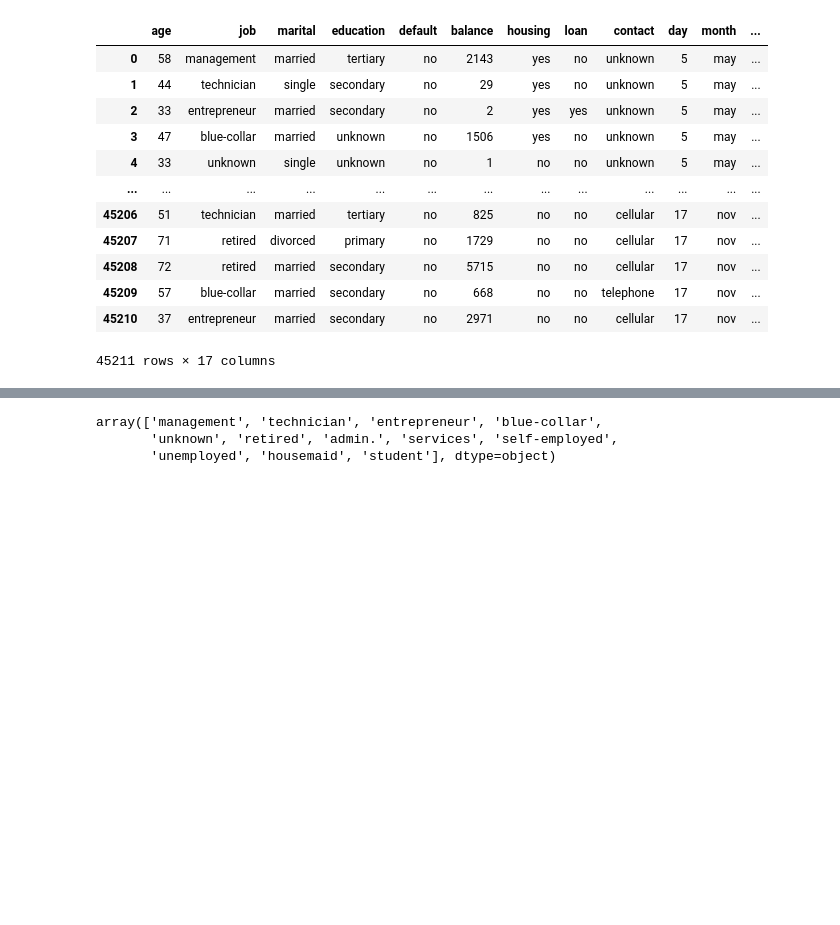
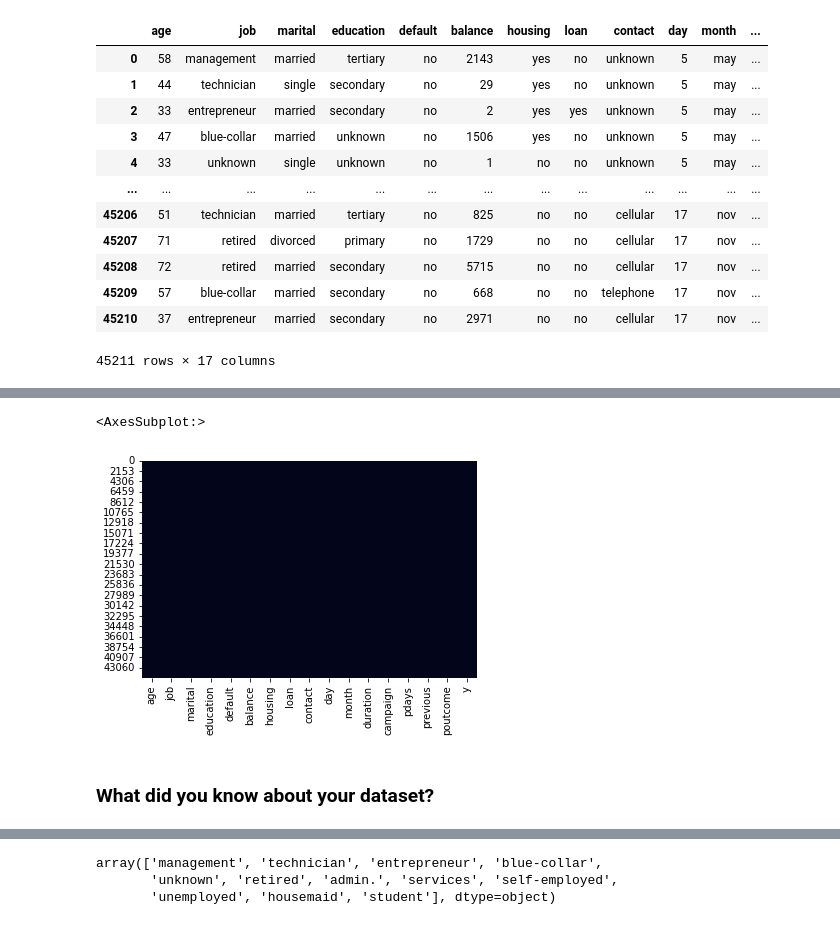
Before and after one commit to Hariharapanda-Deepak/Bankmarketingeffectivenessprediction, a Jupyter notebook: Bankmarketingeffectivenessprediction.ipynb, the cells around one changed output, grey strips where cells are left out. Saved outputs shown, nothing was run; the diff lists cells and outputs as text; code cells hidden in the pictures; blank space fills up the shorter version.

```diff
--- a/Bankmarketingeffectivenessprediction.ipynb
+++ b/Bankmarketingeffectivenessprediction.ipynb
@@ -37,0 +174,9 @@ df
+# %%
+# Visualizing the missing values
+# Checking Null Value by plotting Heatmap
+sns.heatmap(df.isnull(), cbar=False)
+# %% [output]
+<AxesSubplot:>
+[figure, added]
+# %% [markdown]
+### What did you know about your dataset?
```
Also changed, not shown: parts of 87 cells of this notebook.
